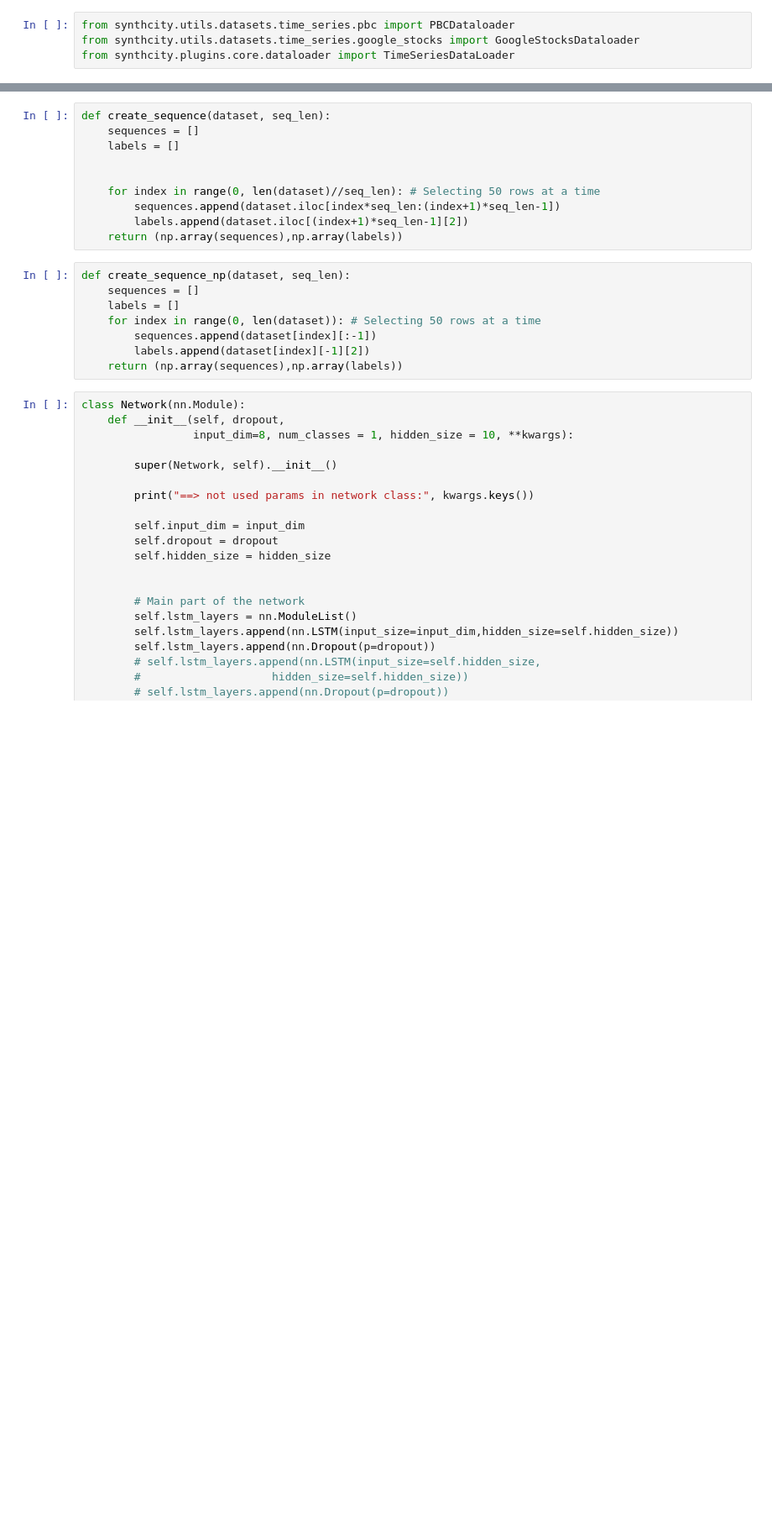
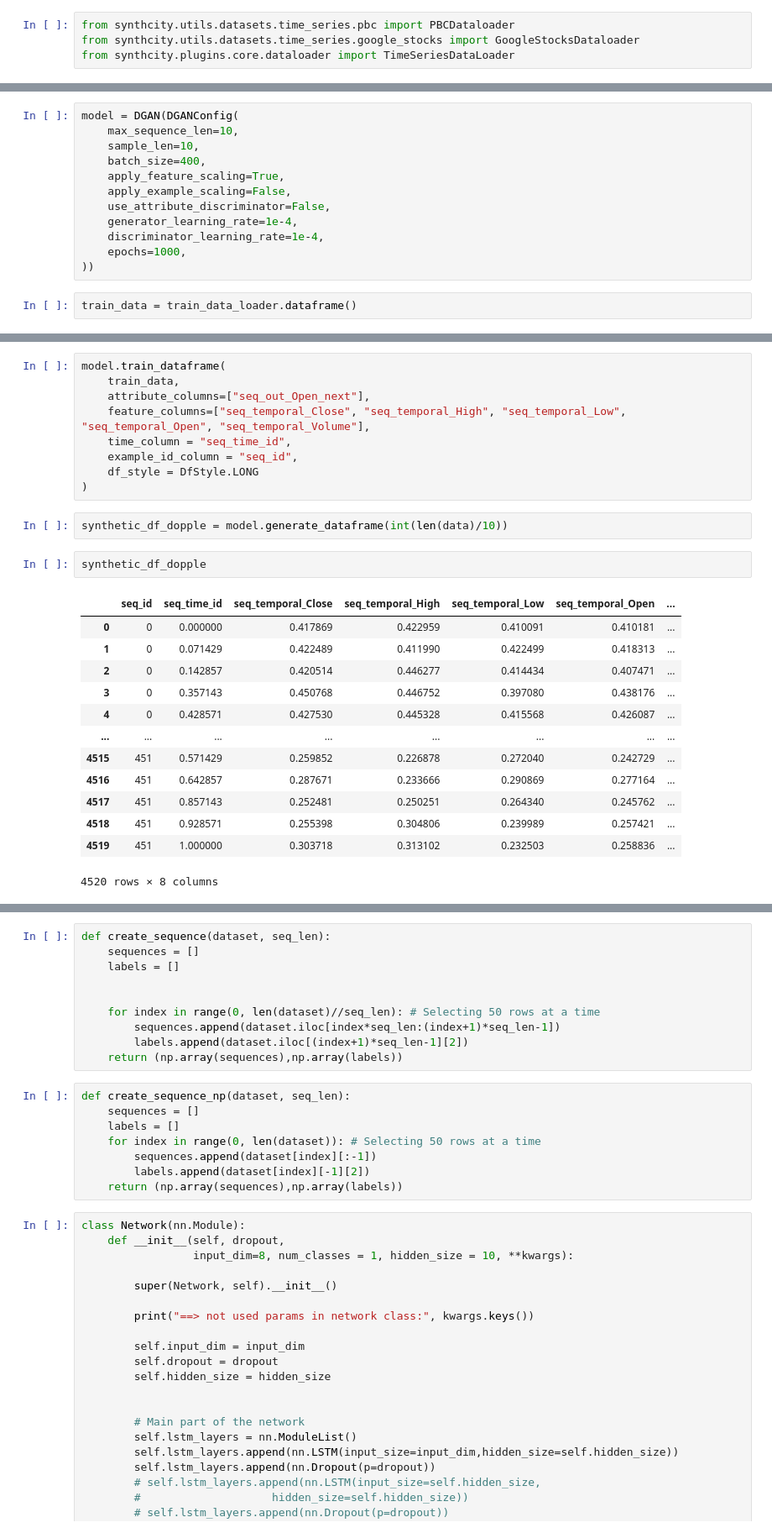
Before and after one commit to tremblerz/synthetic_time_series, a Jupyter notebook: src/SyntheticStockGenerate.ipynb, the cells around one changed output, grey strips where cells are left out. Shown at 84% size. Cells and saved outputs as stored; diff of their text form; blank space fills up the shorter version.

```diff
--- a/src/SyntheticStockGenerate.ipynb
+++ b/src/SyntheticStockGenerate.ipynb
@@ -166 +334,15 @@ Enabling DP Privacy Engine: epsilon= 5.0 delta= 0.00032182238498800495 max_grad_
 <synthcity.plugins.time_series.plugin_timegan.TimeGANPlugin at 0x...>
+# %%
+model = DGAN(DGANConfig(
+    max_sequence_len=10,
+    sample_len=10,
+    batch_size=400,
+    apply_feature_scaling=True,
+    apply_example_scaling=False,
+    use_attribute_discriminator=False,
+    generator_learning_rate=1e-4,
+    discriminator_learning_rate=1e-4,
+    epochs=1000,
+))
+# %%
+train_data = train_data_loader.dataframe()
@@ -166,0 +363,27 @@ Enabling DP Privacy Engine: epsilon= 5.0 delta= 0.00032182238498800495 max_grad_
+# %%
+model.train_dataframe(
+    train_data,
+    attribute_columns=["seq_out_Open_next"],
+    feature_columns=["seq_temporal_Close", "seq_temporal_High", "seq_temporal_Low", "seq_temporal_Open", "seq_temporal_Volume"],
+    time_column = "seq_time_id",
+    example_id_column = "seq_id",
+    df_style = DfStyle.LONG
+)
+# %%
+synthetic_df_dopple = model.generate_dataframe(int(len(data)/10))
+# %%
+synthetic_df_dopple
+# %% [output]
+|  | seq_id | seq_time_id | seq_temporal_Close | seq_temporal_High | seq_temporal_Low | seq_temporal_Open | ... |
+| 0 | 0 | 0.000000 | 0.417869 | 0.422959 | 0.410091 | 0.410181 | ... |
+| 1 | 0 | 0.071429 | 0.422489 | 0.411990 | 0.422499 | 0.418313 | ... |
+| 2 | 0 | 0.142857 | 0.420514 | 0.446277 | 0.414434 | 0.407471 | ... |
+| 3 | 0 | 0.357143 | 0.450768 | 0.446752 | 0.397080 | 0.438176 | ... |
+| 4 | 0 | 0.428571 | 0.427530 | 0.445328 | 0.415568 | 0.426087 | ... |
+| ... | ... | ... | ... | ... | ... | ... | ... |
+| 4515 | 451 | 0.571429 | 0.259852 | 0.226878 | 0.272040 | 0.242729 | ... |
+| 4516 | 451 | 0.642857 | 0.287671 | 0.233666 | 0.290869 | 0.277164 | ... |
+| 4517 | 451 | 0.857143 | 0.252481 | 0.250251 | 0.264340 | 0.245762 | ... |
+| 4518 | 451 | 0.928571 | 0.255398 | 0.304806 | 0.239989 | 0.257421 | ... |
+| 4519 | 451 | 1.000000 | 0.303718 | 0.313102 | 0.232503 | 0.258836 | ... |
+4520 rows × 8 columns
```
Also changed, not shown: parts of 67 cells of this notebook.
